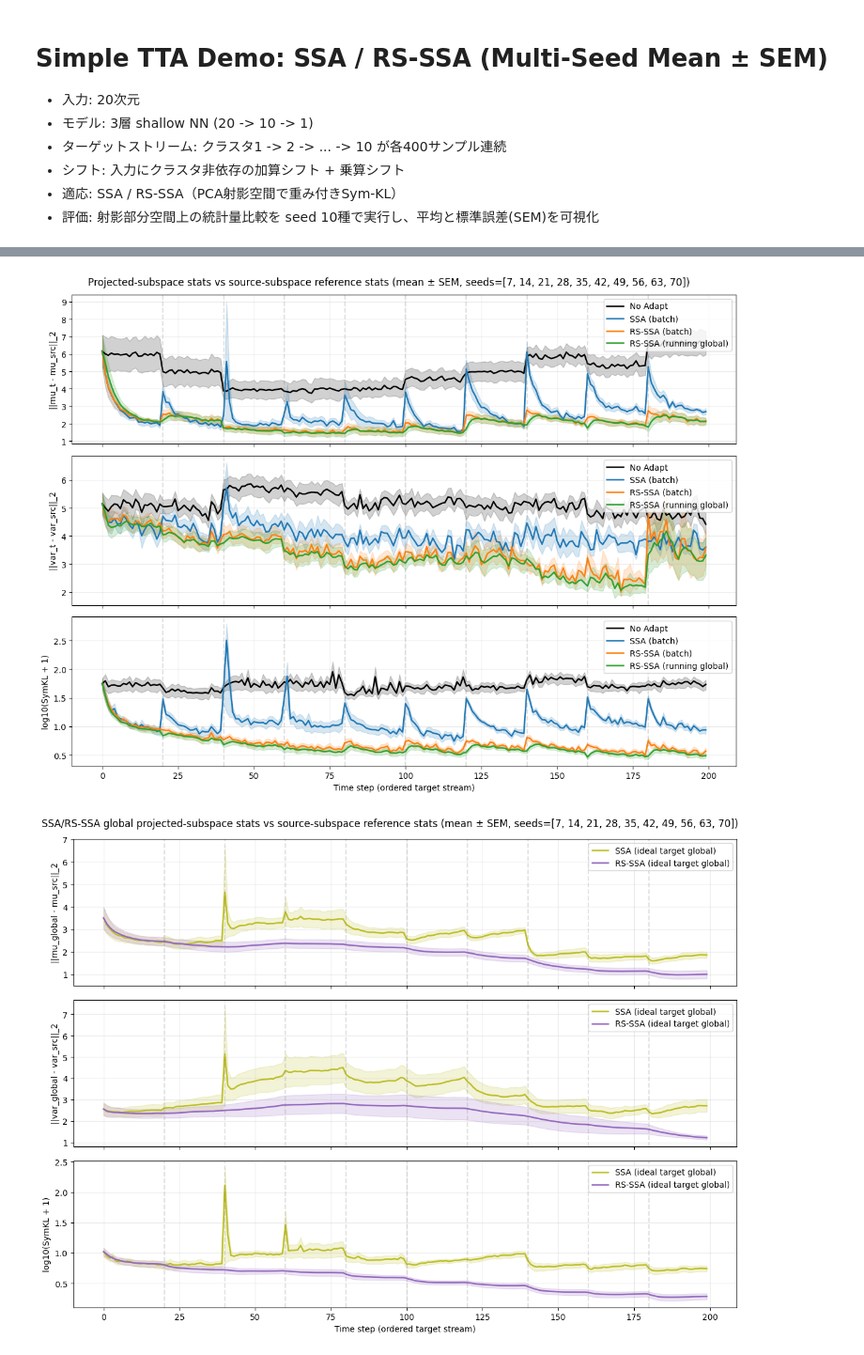
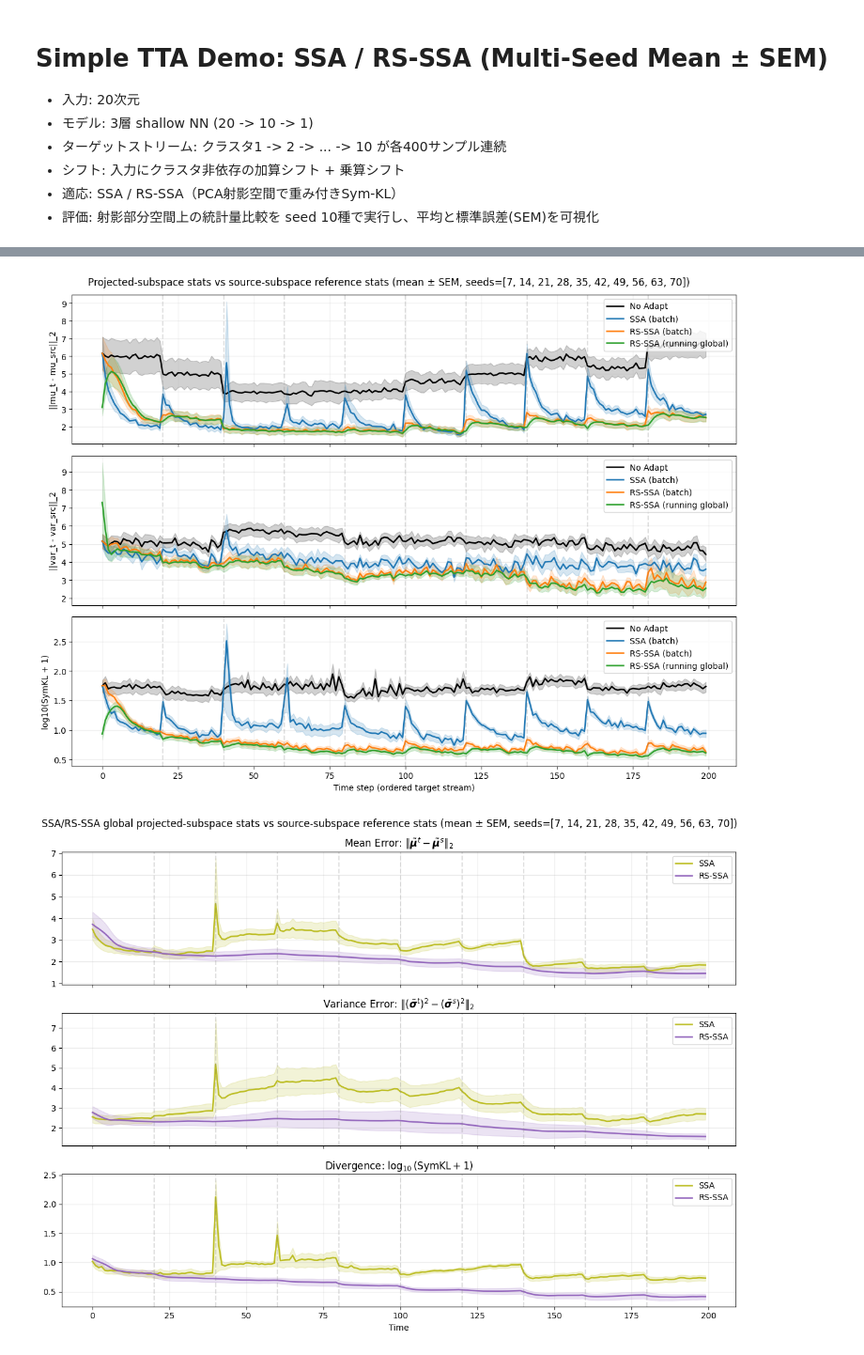
Before and after one commit to situmshr/tta-reg-noniid, a Jupyter notebook: sample.ipynb, the cells around one changed output, grey strips where cells are left out. Shown at 94% size. Saved outputs shown, nothing was run; the diff lists cells and outputs as text; code cells hidden in the pictures.

```diff
--- a/sample.ipynb
+++ b/sample.ipynb
@@ -23,6 +23,8 @@ def set_seed(seed: int = 42) -> None:
     random.seed(seed)
     np.random.seed(seed)
     torch.manual_seed(seed)
+    if torch.cuda.is_available():
+        torch.cuda.manual_seed_all(seed)
 
 
 class ShallowRegressor(nn.Module):
@@ -208,6 +210,8 @@ def train_source_model(
 ) -> None:
     ds = TensorDataset(torch.tensor(x, dtype=torch.float32), torch.tensor(y, dtype=torch.float32))
     dl = DataLoader(ds, batch_size=batch_size, shuffle=True)
+    device = next(model.parameters()).device
+    use_cuda = device.type == "cuda"
 
     optimizer = torch.optim.Adam(model.parameters(), lr=lr)
     mse = nn.MSELoss()
@@ -216,6 +220,8 @@ def train_source_model(
         model.train()
         loss_sum = 0.0
         for xb, yb in dl:
+            xb = xb.to(device, non_blocking=use_cuda)
+            yb = yb.to(device, non_blocking=use_cuda)
             optimizer.zero_grad(set_to_none=True)
             pred = model(xb)
             loss = mse(pred, yb)
@@ -261,19 +267,19 @@ class RSSSAState:
         if self.buffer_x is None or self.buffer_x.size(0) < self.min_buffer_size:
             return None
         n = min(n, self.buffer_x.size(0))
-        idx = torch.randperm(self.buffer_x.size(0))[:n]
+        idx = torch.randperm(self.buffer_x.size(0), device=self.buffer_x.device)[:n]
         return self.buffer_x[idx]
 
     @torch.no_grad()
     def push_buffer(self, x: torch.Tensor) -> None:
-        x_cpu = x.detach().cpu()
-        scores = torch.randn(x_cpu.shape[0])
+        x_buf = x.detach()
+        scores = torch.randn(x_buf.shape[0], device=x_buf.device)
 
         if self.buffer_x is None:
-            self.buffer_x = x_cpu
+            self.buffer_x = x_buf
             self.buffer_scores = scores
         else:
-            self.buffer_x = torch.cat([self.buffer_x, x_cpu], dim=0)
+            self.buffer_x = torch.cat([self.buffer_x, x_buf], dim=0)
             assert self.buffer_scores is not None
             self.buffer_scores = torch.cat([self.buffer_scores, scores], dim=0)
 
@@ -282,6 +288,15 @@ class RSSSAState:
             _, idx = torch.topk(self.buffer_scores, k=self.buffer_size, sorted=False)
             self.buffer_x = self.buffer_x[idx]
             self.buffer_scores = self.buffer_scores[idx]
+
+
+@torch.no_grad()
+def ema_update(model: nn.Module, source: nn.Module, momentum: float) -> None:
+    """Updates model parameters in-place using EMA."""
+    if momentum >= 1.0: return
+    for p, src_p in zip(model.parameters(), source.parameters()):
+        if p.requires_grad:
+            p.data.lerp_(src_p.data, weight=1.0 - momentum)
 
 
 def adapt_step_ssa(
@@ -313,12 +328,14 @@ def adapt_step_ssa(
 def adapt_step_rs_ssa(
     model: ShallowRegressor,
     optimizer: torch.optim.Optimizer,
+    source_model: ShallowRegressor,
     state: RSSSAState,
     x_batch: torch.Tensor,
     pca_feat_mean: torch.Tensor,
     pca_basis: torch.Tensor,
     source_pc_var: torch.Tensor,
     dim_weight: torch.Tensor,
+    ema_momentum: float,
 ) -> tuple[float, torch.Tensor, torch.Tensor, torch.Tensor, torch.Tensor]:
     model.train()
     optimizer.zero_grad(set_to_none=True)
@@ -326,7 +343,7 @@ def adapt_step_rs_ssa(
     x_for_stats = x_batch
     x_buf = state.sample_buffer(x_batch.size(0))
     if x_buf is not None:
-        x_for_stats = torch.cat([x_batch, x_buf.to(x_batch.device)], dim=0)
+        x_for_stats = torch.cat([x_batch, x_buf], dim=0)
 
     h_all = model.hidden(x_for_stats)
     f_pc_all = project_to_pca(h_all, pca_feat_mean, pca_basis)
@@ -340,6 +357,7 @@ def adapt_step_rs_ssa(
     loss = (kl_per_dim * dim_weight).sum()
     loss.backward()
     optimizer.step()
+    ema_update(model, source_model, ema_momentum)
 
     state.push_buffer(x_batch)
 
@@ -682,8 +728,8 @@ plot_cfg_source = [
     ("rs_global", "RS-SSA (running global)", "tab:green"),
 ]
 plot_cfg_source_global = [
-    ("ssa_target_global", "SSA (ideal target global)", "tab:olive"),
-    ("rs_target_global", "RS-SSA (ideal target global)", "tab:purple"),
+    ("ssa_target_global", "SSA", "tab:olive"),
+    ("rs_target_global", "RS-SSA", "tab:purple"),
 ]
 
 for key, label, color in plot_cfg:
@@ -784,10 +830,10 @@ for key, label, color in plot_cfg_source_global:
     axes_src_global[2].plot(steps, k_line, label=label, color=color, linewidth=1.8)
     axes_src_global[2].fill_between(steps, k_low, k_high, color=color, alpha=0.18)
 
-axes_src_global[0].set_ylabel("||mu_global - mu_src||_2")
-axes_src_global[1].set_ylabel("||var_global - var_src||_2")
-axes_src_global[2].set_ylabel("log10(SymKL + 1)")
-axes_src_global[2].set_xlabel("Time step (ordered target stream)")
+axes_src_global[0].set_title(r"Mean Error: $\|\tilde{\boldsymbol{\mu}}^{t} - \tilde{\boldsymbol{\mu}}^{s}\|_{2}$")
+axes_src_global[1].set_title(r"Variance Error: $\| (\tilde{\boldsymbol{\sigma}}^{t})^{2} - (\tilde{\boldsymbol{\sigma}}^{s})^{2} \|_{2}$")
+axes_src_global[2].set_title(r"Divergence: $\log_{10}(\mathrm{SymKL} + 1)$")
+axes_src_global[2].set_xlabel("Time")
 
 for ax in axes_src_global:
     for b in boundaries:
@@ -813,3 +859,3 @@ plt.show()
-[figure, old version]
+[figure, new version]
-[figure, old version]
+[figure, new version]
 [figure]
```
Also changed, not shown: parts of 10 cells of this notebook.
